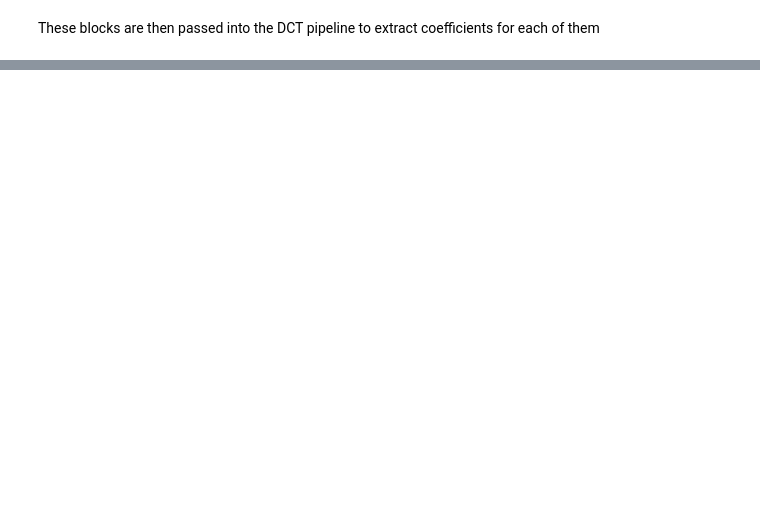
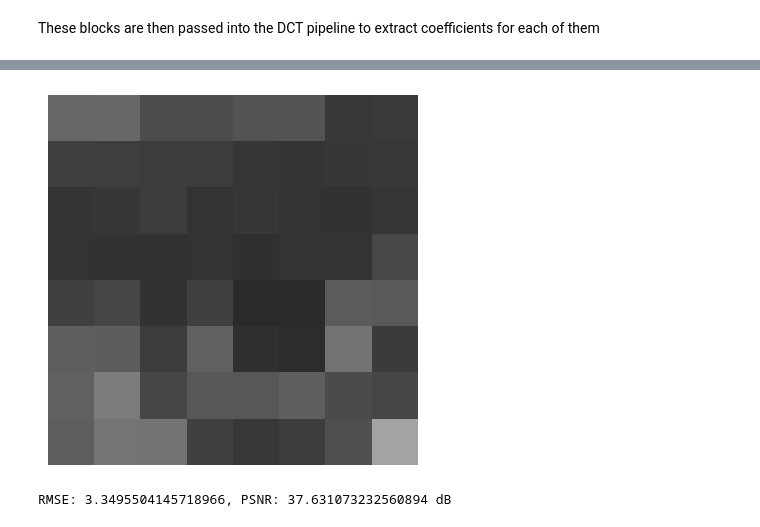
Before and after one commit to Reckadon/JPEG-Compression, a Jupyter notebook: Python POC/DCT_algorithm.ipynb, the cells around one changed output, grey strips where cells are left out. Cells and saved outputs as stored; diff of their text form; code cells hidden in the pictures; blank space fills up the shorter version.

Commit message:
done with DCT calculation and inverse in POC

```diff
--- a/Python POC/DCT_algorithm.ipynb
+++ b/Python POC/DCT_algorithm.ipynb
@@ -138,0 +410,23 @@ These blocks are then passed into the DCT pipeline to extract coefficients for e
+# %%
+from scipy.fftpack import idct
+#recosntruct using scipy
+def reconstruct(dct_coeffs, and_eval = False, original = None):
+    # Reconstruct the block using the inverse DCT
+    reconstructed_block = idct(idct(dct_coeffs, axis=0, norm='ortho'), axis=1, norm='ortho') + 128
+    rmse, psnr = None, None
+    if and_eval:
+        # Calculate RMSE
+        rmse = np.sqrt(np.mean((original - reconstructed_block) ** 2))
+        # Calculate PSNR
+        psnr = 20 * np.log10(255 / rmse)
+
+    return reconstructed_block, rmse, psnr
+
+reconstructed_block, rmse, psnr = reconstruct(dct_block, and_eval=True, original=sample_gray_image_blocks[i, j])
+plt.imshow(reconstructed_block, cmap='gray', interpolation='none',  vmin=0, vmax=255)
+plt.axis('off')
+plt.show()
+print(f"RMSE: {rmse}, PSNR: {psnr} dB")
+# %% [output]
+[figure, added]
+RMSE: 3.3495504145718966, PSNR: 37.631073232560894 dB
```
Also changed, not shown: parts of 14 cells of this notebook.
